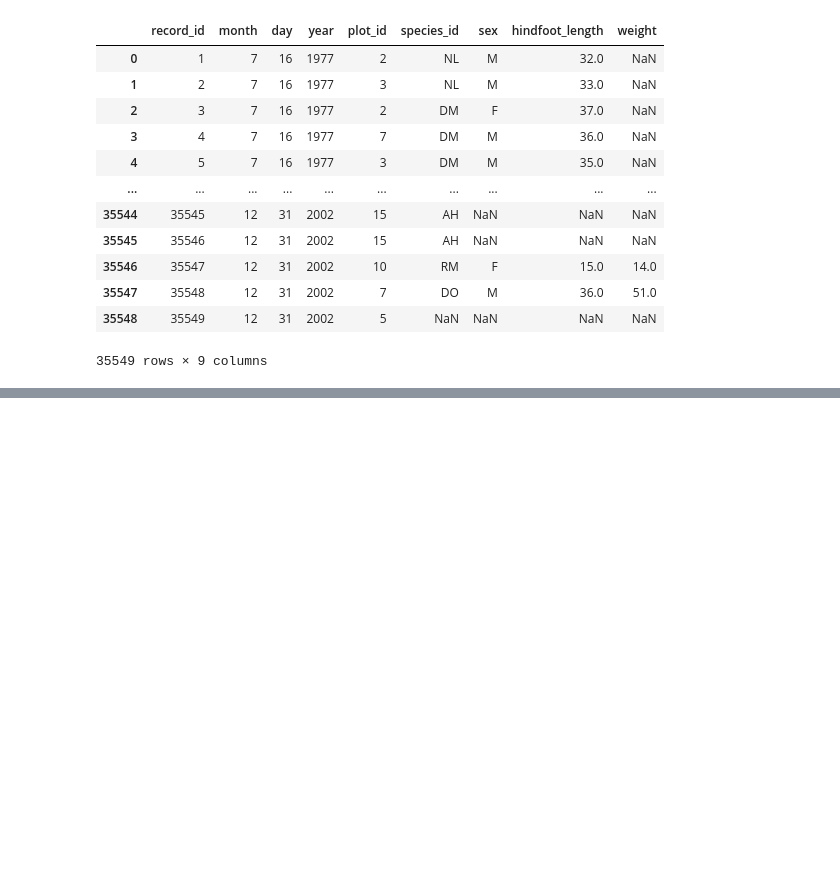
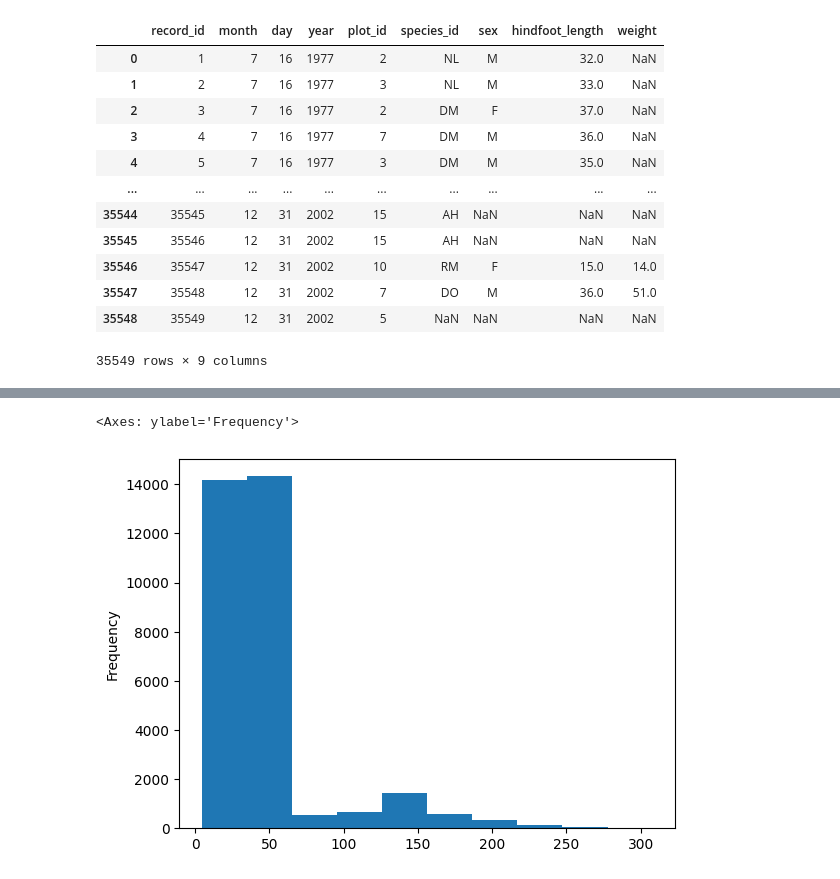
Before and after one commit to bs17n2s/dimen-python-2023, a Jupyter notebook: Hello.ipynb, the cells around one changed output, grey strips where cells are left out. Cells and saved outputs as stored; diff of their text form; code cells hidden in the pictures; blank space fills up the shorter version.

```diff
--- a/Hello.ipynb
+++ b/Hello.ipynb
@@ -158,0 +369,2 @@ surveys_df
+# %%
+surveys_df["weights"]= surveys_df["weight"].dropna() * 1.1
@@ -158,0 +386,5 @@ surveys_df
+# %%
+surveys_df["weights"].plot(kind="hist")
+# %% [output]
+<Axes: ylabel='Frequency'>
+[figure, added]
```
Also changed, not shown: parts of 36 cells of this notebook.
